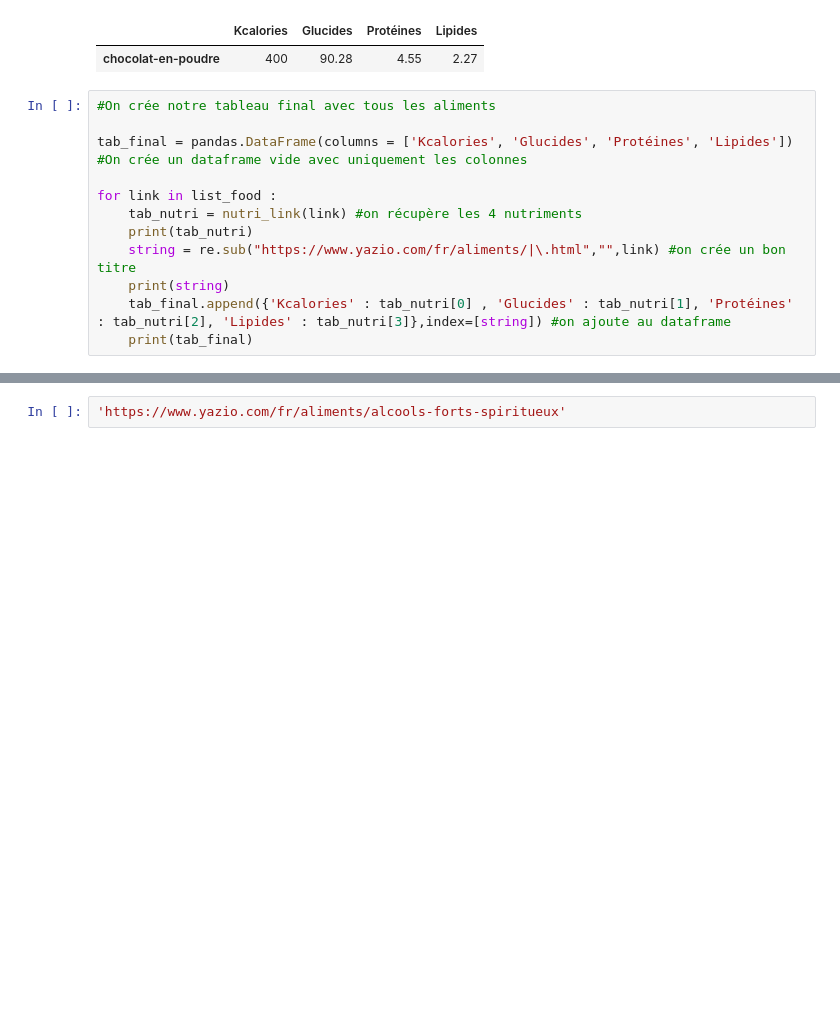
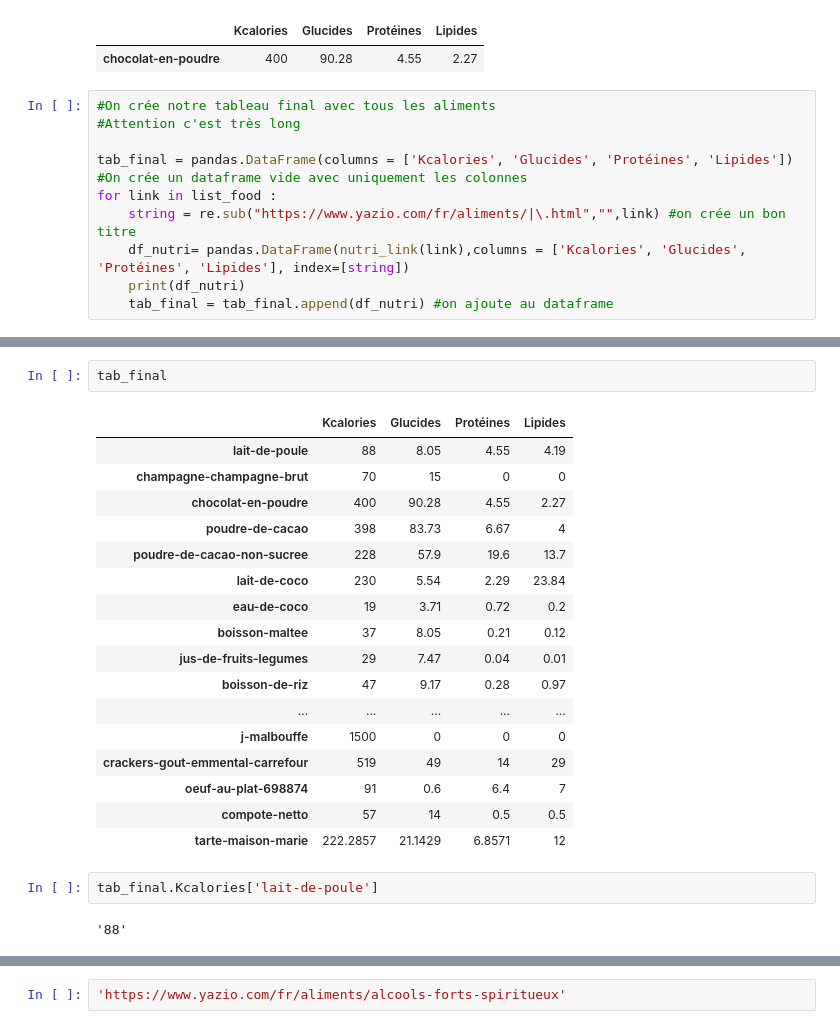
Before and after one commit to maxurb/budg_eat, a Jupyter notebook: Scrapping Yazio.ipynb, the cells around one changed output, grey strips where cells are left out. Saved outputs shown, nothing was run; the diff lists cells and outputs as text; blank space fills up the shorter version.

```diff
--- a/Scrapping Yazio.ipynb
+++ b/Scrapping Yazio.ipynb
@@ -266,14 +278,12 @@ df
 | chocolat-en-poudre | 400 | 90.28 | 4.55 | 2.27 |
 # %%
 #On crée notre tableau final avec tous les aliments
+#Attention c'est très long
 
 tab_final = pandas.DataFrame(columns = ['Kcalories', 'Glucides', 'Protéines', 'Lipides']) #On crée un dataframe vide avec uniquement les colonnes
-
 for link in list_food :
-    tab_nutri = nutri_link(link) #on récupère les 4 nutriments
-    print(tab_nutri)
     string = re.sub("https://www.yazio.com/fr/aliments/|\.html","",link) #on crée un bon titre
-    print(string)
-    tab_final.append({'Kcalories' : tab_nutri[0] , 'Glucides' : tab_nutri[1], 'Protéines' : tab_nutri[2], 'Lipides' : tab_nutri[3]},index=[string]) #on ajoute au dataframe
-    print(tab_final)
+    df_nutri= pandas.DataFrame(nutri_link(link),columns = ['Kcalories', 'Glucides', 'Protéines', 'Lipides'], index=[string])
+    print(df_nutri)
+    tab_final = tab_final.append(df_nutri) #on ajoute au dataframe
 # %% [output]
@@ -282,0 +308,24 @@ IndexError: index 1 is out of bounds for axis 0 with size 1
+# %%
+tab_final
+# %% [output]
+|  | Kcalories | Glucides | Protéines | Lipides |
+| lait-de-poule | 88 | 8.05 | 4.55 | 4.19 |
+| champagne-champagne-brut | 70 | 15 | 0 | 0 |
+| chocolat-en-poudre | 400 | 90.28 | 4.55 | 2.27 |
+| poudre-de-cacao | 398 | 83.73 | 6.67 | 4 |
+| poudre-de-cacao-non-sucree | 228 | 57.9 | 19.6 | 13.7 |
+| lait-de-coco | 230 | 5.54 | 2.29 | 23.84 |
+| eau-de-coco | 19 | 3.71 | 0.72 | 0.2 |
+| boisson-maltee | 37 | 8.05 | 0.21 | 0.12 |
+| jus-de-fruits-legumes | 29 | 7.47 | 0.04 | 0.01 |
+| boisson-de-riz | 47 | 9.17 | 0.28 | 0.97 |
+| ... | ... | ... | ... | ... |
+| j-malbouffe | 1500 | 0 | 0 | 0 |
+| crackers-gout-emmental-carrefour | 519 | 49 | 14 | 29 |
+| oeuf-au-plat-698874 | 91 | 0.6 | 6.4 | 7 |
+| compote-netto | 57 | 14 | 0.5 | 0.5 |
+| tarte-maison-marie | 222.2857 | 21.1429 | 6.8571 | 12 |
+# %%
+tab_final.Kcalories['lait-de-poule']
+# %% [output]
+'88'
```
Also changed, not shown: parts of 3 cells of this notebook.
